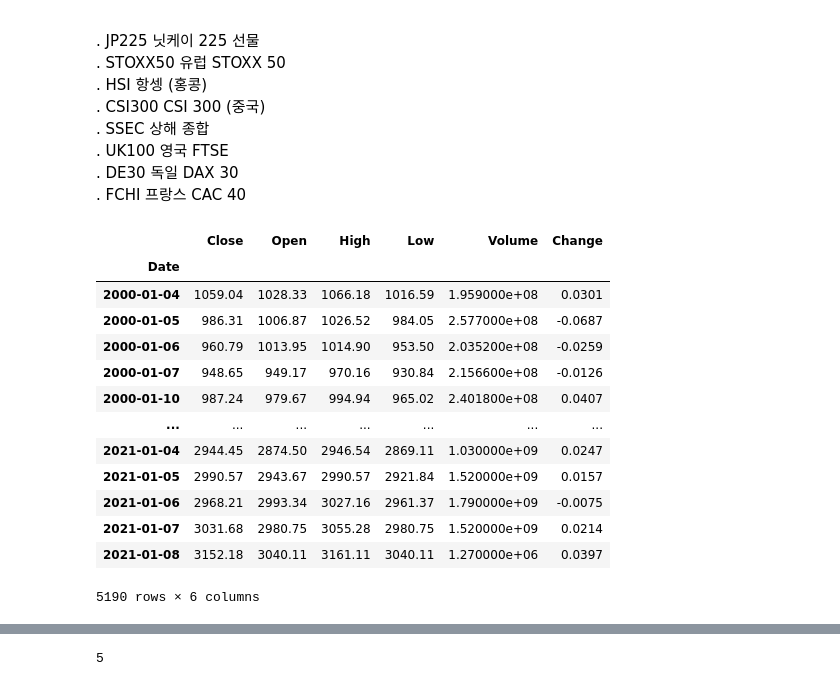
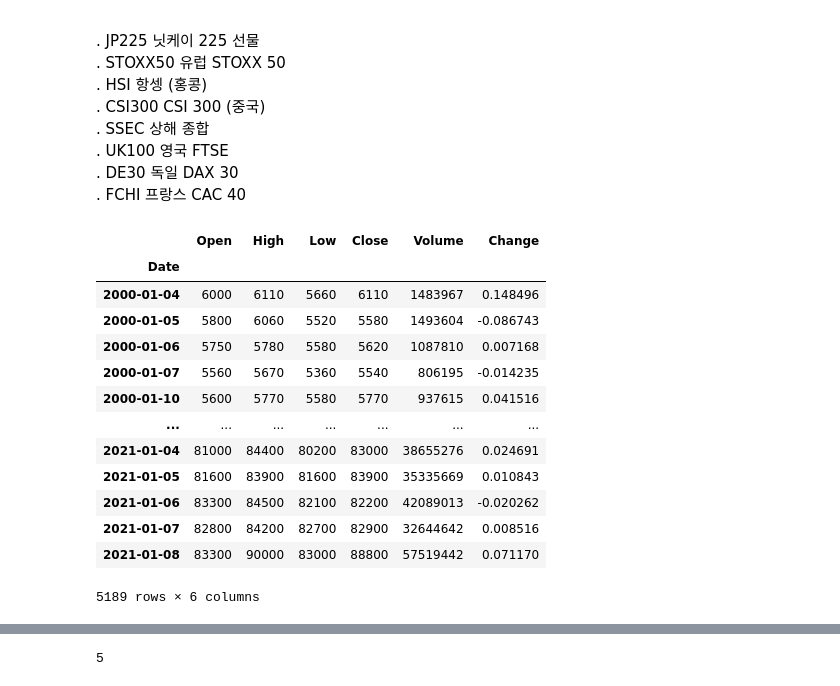
Before and after one commit to Kstyle0710/my_economy, a Jupyter notebook: KOSPI.ipynb, the cells around one changed output, grey strips where cells are left out. Cells and saved outputs as stored; diff of their text form; code cells hidden in the pictures.

```diff
--- a/KOSPI.ipynb
+++ b/KOSPI.ipynb
@@ -42,19 +42,20 @@ def stock_info(name, std):
     result = fdr.DataReader(code, std)
     return result
 # %%
-stock_info("코스피", "2000-01-01")
+df1 = stock_info("삼성전자", "2000-01-01")
+df1
 # %% [output]
-|  | Close | Open | High | Low | Volume | Change |
+|  | Open | High | Low | Close | Volume | Change |
 | Date |  |  |  |  |  |  |
-| 2000-01-04 | 1059.04 | 1028.33 | 1066.18 | 1016.59 | 1.959000e+08 | 0.0301 |
-| 2000-01-05 | 986.31 | 1006.87 | 1026.52 | 984.05 | 2.577000e+08 | -0.0687 |
-| 2000-01-06 | 960.79 | 1013.95 | 1014.90 | 953.50 | 2.035200e+08 | -0.0259 |
-| 2000-01-07 | 948.65 | 949.17 | 970.16 | 930.84 | 2.156600e+08 | -0.0126 |
-| 2000-01-10 | 987.24 | 979.67 | 994.94 | 965.02 | 2.401800e+08 | 0.0407 |
+| 2000-01-04 | 6000 | 6110 | 5660 | 6110 | 1483967 | 0.148496 |
+| 2000-01-05 | 5800 | 6060 | 5520 | 5580 | 1493604 | -0.086743 |
+| 2000-01-06 | 5750 | 5780 | 5580 | 5620 | 1087810 | 0.007168 |
+| 2000-01-07 | 5560 | 5670 | 5360 | 5540 | 806195 | -0.014235 |
+| 2000-01-10 | 5600 | 5770 | 5580 | 5770 | 937615 | 0.041516 |
 | ... | ... | ... | ... | ... | ... | ... |
-| 2021-01-04 | 2944.45 | 2874.50 | 2946.54 | 2869.11 | 1.030000e+09 | 0.0247 |
-| 2021-01-05 | 2990.57 | 2943.67 | 2990.57 | 2921.84 | 1.520000e+09 | 0.0157 |
-| 2021-01-06 | 2968.21 | 2993.34 | 3027.16 | 2961.37 | 1.790000e+09 | -0.0075 |
-| 2021-01-07 | 3031.68 | 2980.75 | 3055.28 | 2980.75 | 1.520000e+09 | 0.0214 |
-| 2021-01-08 | 3152.18 | 3040.11 | 3161.11 | 3040.11 | 1.270000e+06 | 0.0397 |
+| 2021-01-04 | 81000 | 84400 | 80200 | 83000 | 38655276 | 0.024691 |
+| 2021-01-05 | 81600 | 83900 | 81600 | 83900 | 35335669 | 0.010843 |
+| 2021-01-06 | 83300 | 84500 | 82100 | 82200 | 42089013 | -0.020262 |
+| 2021-01-07 | 82800 | 84200 | 82700 | 82900 | 32644642 | 0.008516 |
+| 2021-01-08 | 83300 | 90000 | 83000 | 88800 | 57519442 | 0.071170 |
-5190 rows × 6 columns
+5189 rows × 6 columns
```
Also changed, not shown: parts of 12 cells of this notebook, 2 other files.
